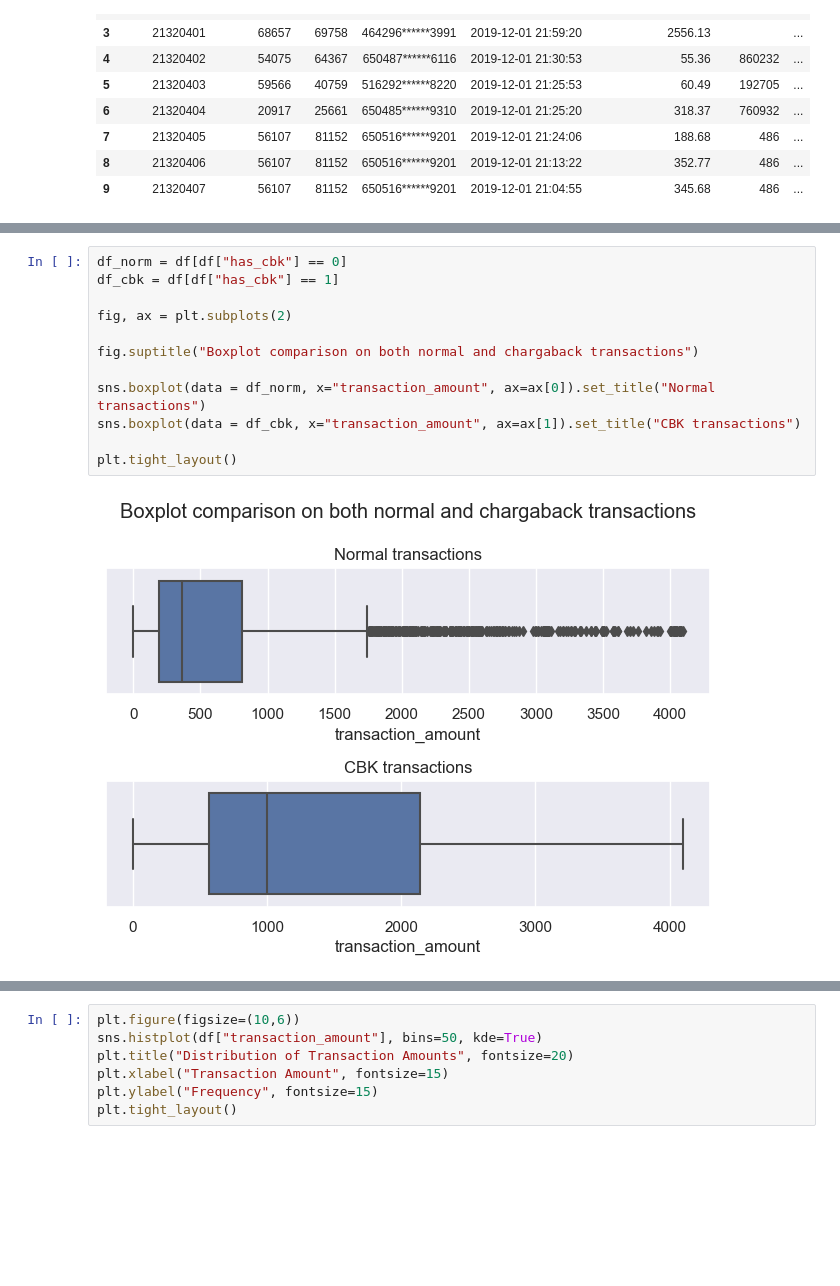
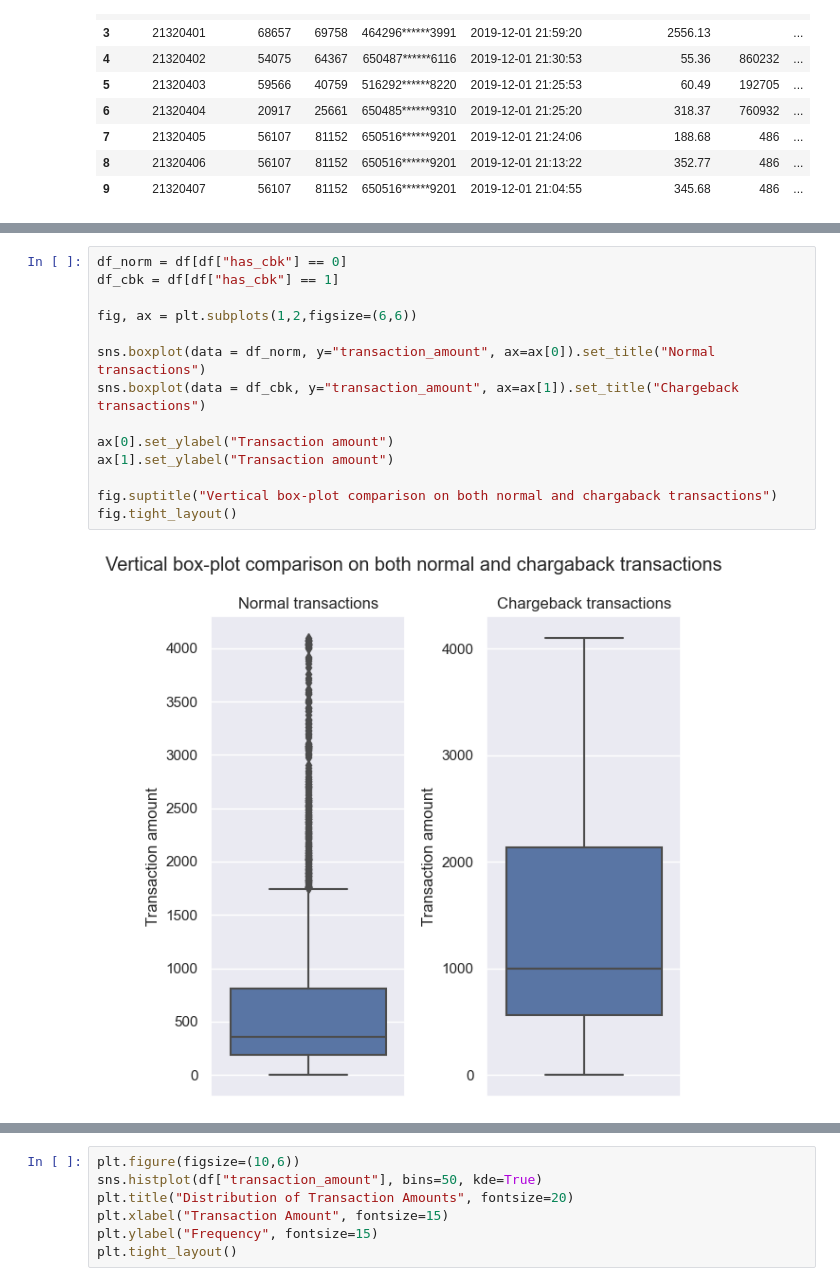
Before and after one commit to rehpires/Risk-analyst-case, a Jupyter notebook: Transactional data.ipynb, the cells around one changed output, grey strips where cells are left out. Cells and saved outputs as stored; diff of their text form; blank space fills up the shorter version.

```diff
--- a/Transactional data.ipynb
+++ b/Transactional data.ipynb
@@ -75,15 +86,17 @@ plt.tight_layout()
 # %%
 df_norm = df[df["has_cbk"] == 0]
 df_cbk = df[df["has_cbk"] == 1]
 
-fig, ax = plt.subplots(2)
+fig, ax = plt.subplots(1,2,figsize=(6,6))
 
-fig.suptitle("Boxplot comparison on both normal and chargaback transactions")
+sns.boxplot(data = df_norm, y="transaction_amount", ax=ax[0]).set_title("Normal transactions")
+sns.boxplot(data = df_cbk, y="transaction_amount", ax=ax[1]).set_title("Chargeback transactions")
 
-sns.boxplot(data = df_norm, x="transaction_amount", ax=ax[0]).set_title("Normal transactions")
-sns.boxplot(data = df_cbk, x="transaction_amount", ax=ax[1]).set_title("CBK transactions")
+ax[0].set_ylabel("Transaction amount")
+ax[1].set_ylabel("Transaction amount")
 
-plt.tight_layout()
+fig.suptitle("Vertical box-plot comparison on both normal and chargaback transactions")
+fig.tight_layout()
 # %% [output]
-[figure, old version]
+[figure, new version]
 # %%
```
Also changed, not shown: parts of 23 cells of this notebook, 1 other file.
